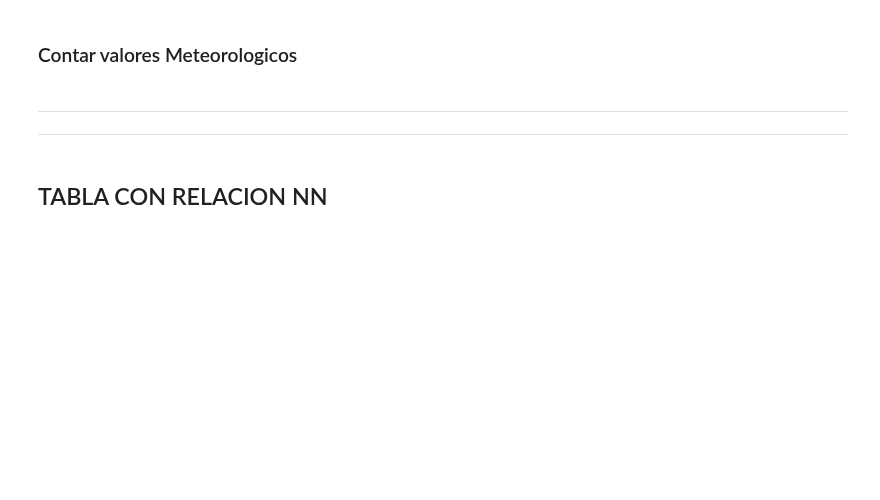
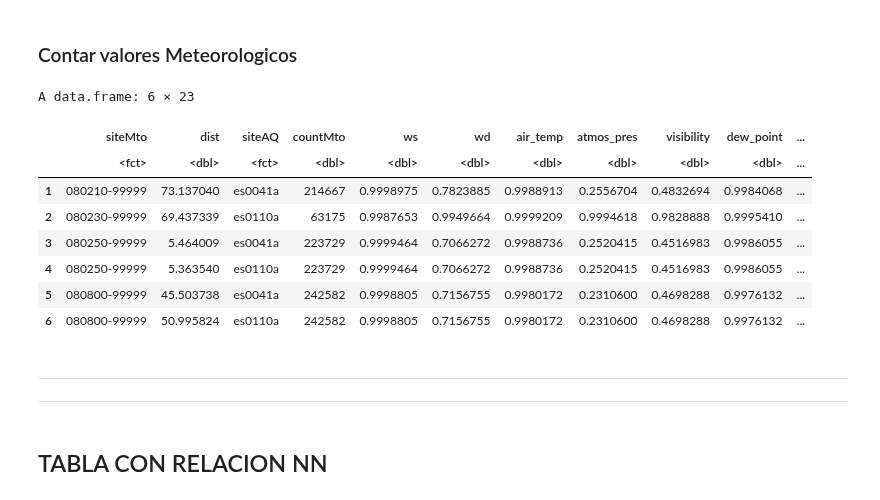
Before and after one commit to Jaimedgp/AirQualityCOVID, a Jupyter notebook: notebooks/mainDB_info.ipynb, the cells around one changed output. Cells and saved outputs as stored; diff of their text form; code cells hidden in the pictures; blank space fills up the shorter version.

```diff
--- a/notebooks/mainDB_info.ipynb
+++ b/notebooks/mainDB_info.ipynb
@@ -265,5 +310,7 @@ for (st in levels(sitesAQ$site)) {
 nn.sitesAQ <- data.frame(siteAQ = levels(sitesAQ$site),
                          countAQ = numCount)
 rm(dataAQ, numCount)
+# %%
+nn.sitesAQ <- mutate_if(nn.sitesAQ, is.character, as.factor)
 # %%
 head(nn.sitesAQ)
@@ -302,7 +377,7 @@ if (file.exists(dataMto.fl)) {
 # %%
 countMto <- NA
 codeMto <- NA
-code.lv <- levels(as.factor(dataMto$code))
+code.lv <- levels(dataMto$code)
 
 for (i in 1:length(code.lv)) {
     codeMto <- rbind(codeMto, code.lv[i])
@@ -310,13 +385,13 @@ for (i in 1:length(code.lv)) {
     countMto <- rbind(countMto, colSums(!is.na(
                                         dataMto[dataMto$code == code.lv[i],
                                         !colnames(dataMto) %in% c("date",
-                                                               "station",
-                                                               "latitude",
-                                                               "longitude",
-                                                               "elev"
-                                                              )])
+                                                                  "station",
+                                                                  "latitude",
+                                                                  "longitude",
+                                                                  "elev"
+                                                                 )])
                                         )
-                                / nrow(dataMto[dataMto$code ==code.lv[i], ])
+                                / nrow(dataMto[dataMto$code == code.lv[i], ])
                      )
     countMto[i+1, "code"] <- nrow(dataMto[dataMto$code == code.lv[i], ])
 }
@@ -326,7 +401,7 @@ countMto <- data.frame(countMto[complete.cases(countMto), ]) %>%
 codeMto <- data.frame(codeMto[complete.cases(codeMto), ])
 colnames(codeMto) <- c("siteMto")
 
-countMto <- cbind(siteMto, countMto)
+countMto <- cbind(codeMto, countMto)
 
 nn.sitesMto <- merge(x = sitesMto %>%
                         rename(siteMto=code) %>%
@@ -334,7 +409,21 @@ nn.sitesMto <- merge(x = sitesMto %>%
                      y = countMto,
                      by = "siteMto", all=TRUE
                     )
+
 rm(dataMto, countMto, sitesMto, codeMto)
+# %%
+nn.sitesMto <- mutate_if(nn.sitesMto, is.character, as.factor)
+head(nn.sitesMto)
+# %% [output]
+A data.frame: 6 × 23
+|  | siteMto | dist | siteAQ | countMto | ws | wd | air_temp | atmos_pres | visibility | dew_point | ... |
+|  | <fct> | <dbl> | <fct> | <dbl> | <dbl> | <dbl> | <dbl> | <dbl> | <dbl> | <dbl> | ... |
+| 1 | 080210-99999 | 73.137040 | es0041a | 214667 | 0.9998975 | 0.7823885 | 0.9988913 | 0.2556704 | 0.4832694 | 0.9984068 | ... |
+| 2 | 080230-99999 | 69.437339 | es0110a | 63175 | 0.9987653 | 0.9949664 | 0.9999209 | 0.9994618 | 0.9828888 | 0.9995410 | ... |
+| 3 | 080250-99999 | 5.464009 | es0041a | 223729 | 0.9999464 | 0.7066272 | 0.9988736 | 0.2520415 | 0.4516983 | 0.9986055 | ... |
+| 4 | 080250-99999 | 5.363540 | es0110a | 223729 | 0.9999464 | 0.7066272 | 0.9988736 | 0.2520415 | 0.4516983 | 0.9986055 | ... |
+| 5 | 080800-99999 | 45.503738 | es0041a | 242582 | 0.9998805 | 0.7156755 | 0.9980172 | 0.2310600 | 0.4698288 | 0.9976132 | ... |
+| 6 | 080800-99999 | 50.995824 | es0110a | 242582 | 0.9998805 | 0.7156755 | 0.9980172 | 0.2310600 | 0.4698288 | 0.9976132 | ... |
 # %% [markdown]
 ---
 ---
```
Also changed, not shown: parts of 17 cells of this notebook.
